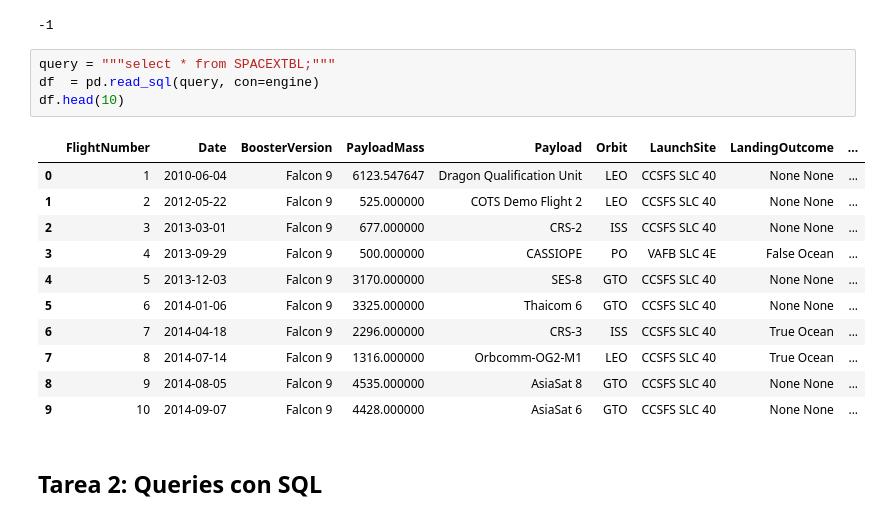
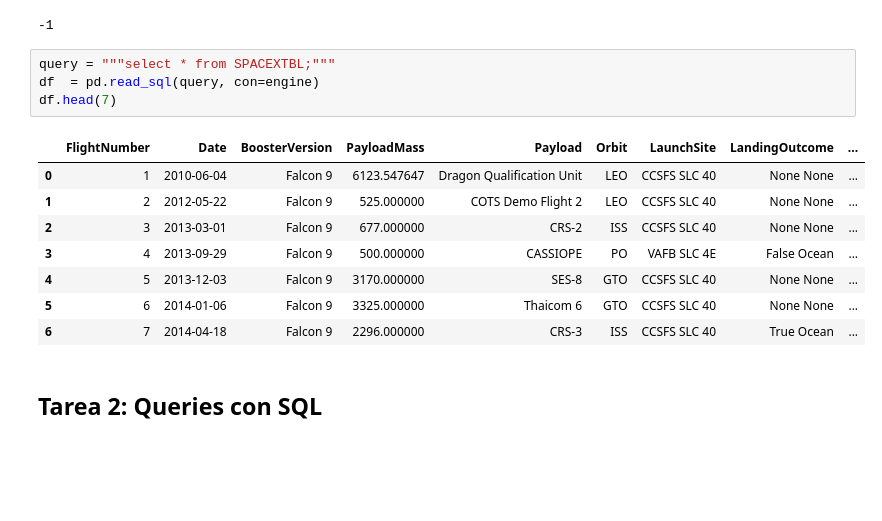
Before and after one commit to cristinaescriche/Curso-de-Cloud, a Jupyter notebook: Día 05/SpaceX - 3 -EDA Using SQL.ipynb, the cells around one changed output. Saved outputs shown, nothing was run; the diff lists cells and outputs as text; blank space fills up the shorter version.

```diff
--- a/Día 05/SpaceX - 3 -EDA Using SQL.ipynb
+++ b/Día 05/SpaceX - 3 -EDA Using SQL.ipynb
@@ -56,19 +56,16 @@ df.to_sql('SPACEXTBL', con=engine, if_exists='replace', index=False )
 # %%
 query = """select * from SPACEXTBL;"""
 df  = pd.read_sql(query, con=engine)
-df.head(10)
+df.head(7)
 # %% [output]
 |  | FlightNumber | Date | BoosterVersion | PayloadMass | Payload | Orbit | LaunchSite | LandingOutcome | ... |
 | 0 | 1 | 2010-06-04 | Falcon 9 | 6123.547647 | Dragon Qualification Unit | LEO | CCSFS SLC 40 | None None | ... |
 | 1 | 2 | 2012-05-22 | Falcon 9 | 525.000000 | COTS Demo Flight 2 | LEO | CCSFS SLC 40 | None None | ... |
 | 2 | 3 | 2013-03-01 | Falcon 9 | 677.000000 | CRS-2 | ISS | CCSFS SLC 40 | None None | ... |
 | 3 | 4 | 2013-09-29 | Falcon 9 | 500.000000 | CASSIOPE | PO | VAFB SLC 4E | False Ocean | ... |
 | 4 | 5 | 2013-12-03 | Falcon 9 | 3170.000000 | SES-8 | GTO | CCSFS SLC 40 | None None | ... |
 | 5 | 6 | 2014-01-06 | Falcon 9 | 3325.000000 | Thaicom 6 | GTO | CCSFS SLC 40 | None None | ... |
 | 6 | 7 | 2014-04-18 | Falcon 9 | 2296.000000 | CRS-3 | ISS | CCSFS SLC 40 | True Ocean | ... |
-| 7 | 8 | 2014-07-14 | Falcon 9 | 1316.000000 | Orbcomm-OG2-M1 | LEO | CCSFS SLC 40 | True Ocean | ... |
-| 8 | 9 | 2014-08-05 | Falcon 9 | 4535.000000 | AsiaSat 8 | GTO | CCSFS SLC 40 | None None | ... |
-| 9 | 10 | 2014-09-07 | Falcon 9 | 4428.000000 | AsiaSat 6 | GTO | CCSFS SLC 40 | None None | ... |
 # %% [markdown]
 ## Tarea 2: Queries con SQL
 # %% [markdown]
```
Also changed, not shown: parts of 3 cells of this notebook.
